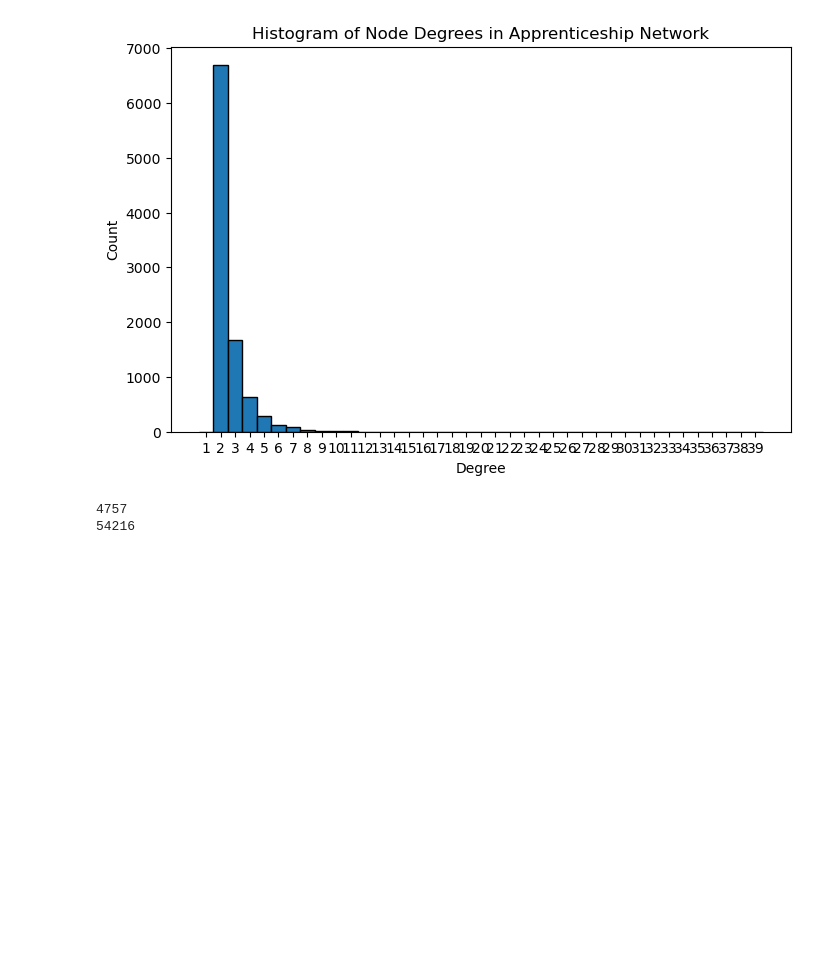
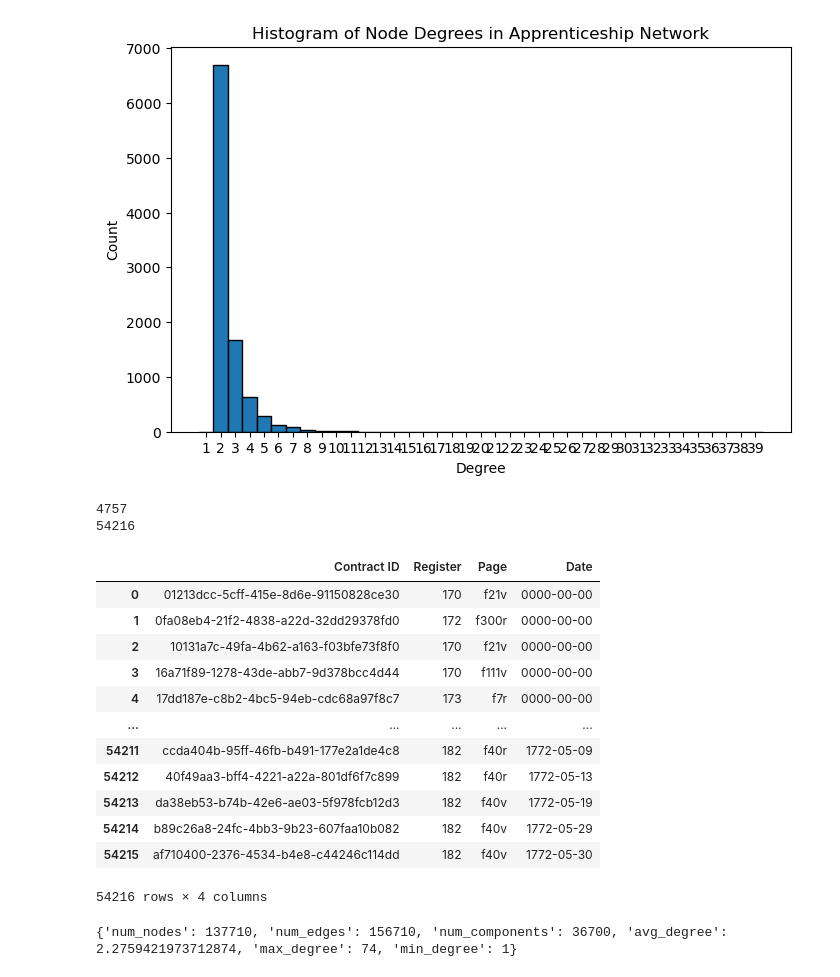
Before and after one commit to ludovicpollet/garzoni, a Jupyter notebook: garzoni_aumad.ipynb, the cells around one changed output. Cells and saved outputs as stored; diff of their text form; code cells hidden in the pictures; blank space fills up the shorter version.

```diff
--- a/garzoni_aumad.ipynb
+++ b/garzoni_aumad.ipynb
@@ -138,9 +123,23 @@ plt.show()
 # %%
 df_contracts_1722_1772 = df_contracts[
     (df_contracts['Date'] >= '1722-01-01') & (df_contracts['Date'] <= '1772-12-31')
 ]
 print(len(df_contracts_1722_1772))
 print(len(df_contracts))
+df_contracts
 # %% [output]
 4757
 54216
+|  | Contract ID | Register | Page | Date |
+| 0 | 01213dcc-5cff-415e-8d6e-91150828ce30 | 170 | f21v | 0000-00-00 |
+| 1 | 0fa08eb4-21f2-4838-a22d-32dd29378fd0 | 172 | f300r | 0000-00-00 |
+| 2 | 10131a7c-49fa-4b62-a163-f03bfe73f8f0 | 170 | f21v | 0000-00-00 |
+| 3 | 16a71f89-1278-43de-abb7-9d378bcc4d44 | 170 | f111v | 0000-00-00 |
+| 4 | 17dd187e-c8b2-4bc5-94eb-cdc68a97f8c7 | 173 | f7r | 0000-00-00 |
+| ... | ... | ... | ... | ... |
+| 54211 | ccda404b-95ff-46fb-b491-177e2a1de4c8 | 182 | f40r | 1772-05-09 |
+| 54212 | 40f49aa3-bff4-4221-a22a-801df6f7c899 | 182 | f40r | 1772-05-13 |
+| 54213 | da38eb53-b74b-42e6-ae03-5f978fcb12d3 | 182 | f40v | 1772-05-19 |
+| 54214 | b89c26a8-24fc-4bb3-9b23-607faa10b082 | 182 | f40v | 1772-05-29 |
+| 54215 | af710400-2376-4534-b4e8-c44246c114dd | 182 | f40v | 1772-05-30 |
+54216 rows × 4 columns
@@ -146,0 +167,20 @@ print(len(df_contracts))
+# %%
+colum_select = ['Person ID', 'Person Name', 'Contract ID', 'Tag']
+df_person_mentions_clean = df_person_mentions.dropna(subset=colum_select)
+
+df_joined = pd.merge(
+    df_person_mentions_clean[colum_select],
+    df_person_mentions_clean[colum_select],
+    on='Contract ID',
+    suffixes=('_1', '_2')
+)
+
+# Drop rows where all columns except 'Contract ID' are exactly the same
+df_joined = df_joined[~(df_joined['Person ID_1'] == df_joined['Person ID_2'])]
+
+G_apprentiships = nx.from_pandas_edgelist(df_joined, source='Person ID_1', target='Person ID_2')
+
+kpis_graph, node_degree_list = get_graph_analysis(G_apprentiships)
+print(kpis_graph)
+# %% [output]
+{'num_nodes': 137710, 'num_edges': 156710, 'num_components': 36700, 'avg_degree': 2.2759421973712874, 'max_degree': 74, 'min_degree': 1}
```
Also changed, not shown: parts of 7 cells of this notebook.
